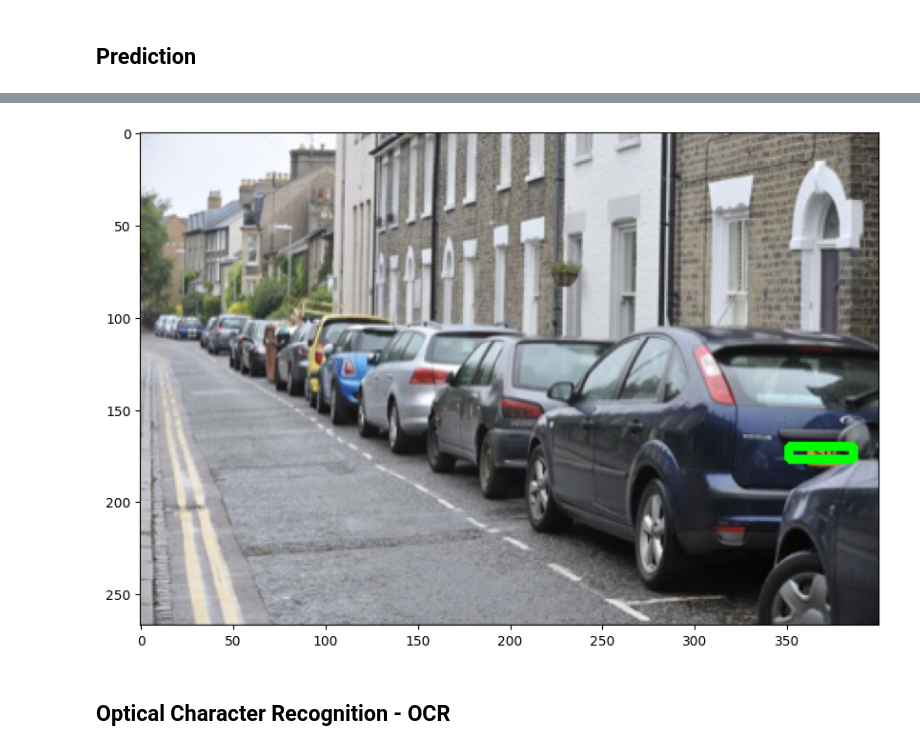
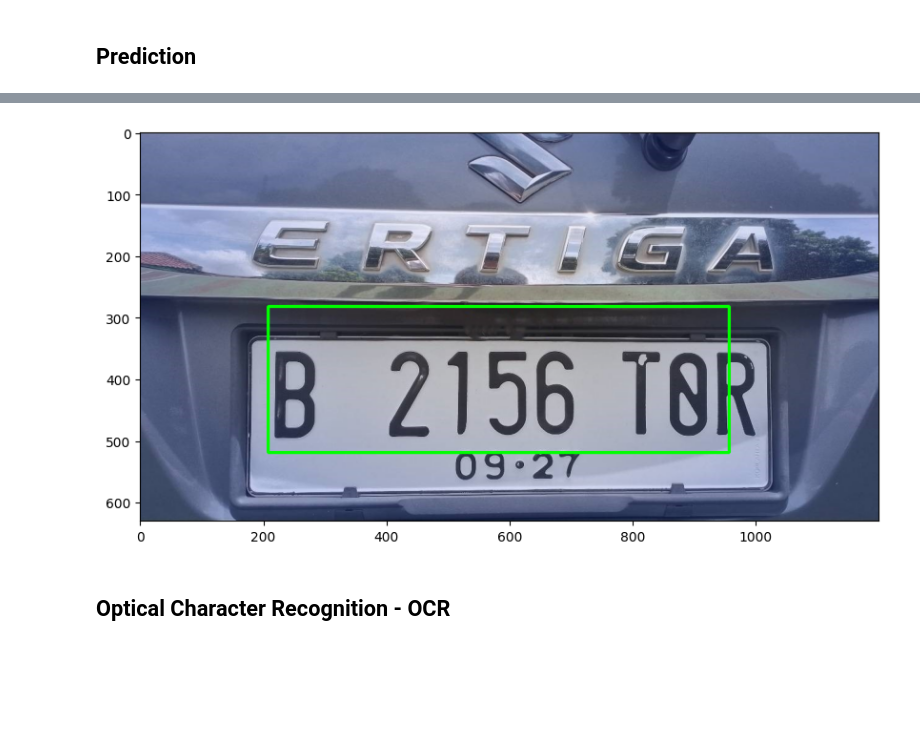
Before and after one commit to danieliank/number-plate-recognition, a Jupyter notebook: plate-detection/main.ipynb, the cells around one changed output, grey strips where cells are left out. Drawn from its saved outputs; the diff is of its cells as text; code cells hidden in the pictures; blank space fills up the shorter version.

```diff
--- a/plate-detection/main.ipynb
+++ b/plate-detection/main.ipynb
@@ -37,3 +42,12 @@ Data columns (total 5 columns):
  4   ymax      433 non-null    int64
 dtypes: int64(4), object(1)
 memory usage: 17.0+ KB
+# %%
+# Define the Google Drive path
+drive_path = '/content/drive/MyDrive/annotations/'
+
+# Update the 'filepath' column in one go
+df['filepath'] = df['filepath'].apply(lambda x: os.path.join(drive_path, x.replace('./annotations\\', '')))
+
+# Display the updated DataFrame
+df.head()
@@ -45,8 +66,17 @@ filename
-# %%
-def getFilename(filename):
-    filename_image = xet.parse(filename).getroot().find('filename').text
-    filepath_image = os.path.join('./images/', filename_image)
-    return filepath_image
+# %%
+import xml.etree.ElementTree as ET
+def getFilename(filename):
+    # Assuming that 'filename' is the full path to the XML file
+    tree = ET.parse(filename)
+    root = tree.getroot()
+
+    # Get the filename from the XML
+    filename_image = root.find('filename').text
+
+    # Construct the full path to the image file in the 'images' folder
+    filepath_image = os.path.join('/content/drive/MyDrive/images', filename_image)
+
+    return filepath_image
 # %%
 getFilename(filename)
 # %% [output]
@@ -231,6 +284,10 @@ pd.DataFrame(history.history).plot(kind='line')
 # %%
 # Log
 model.save('./model/object_detection.h5')
+# %%
+from tensorflow.keras.models import load_model
+
+model = load_model("./model/object_detection.h5")
 # %% [markdown]
 ## Prediction
 # %%
@@ -263,7 +320,7 @@ def object_detection(path):
     cv2.rectangle(image,pt1,pt2,(0,255,0),3)
     return image, coords
 # %%
-path = "./images/Cars127.png"
+path = "platindo.jpg"
 image, cods = object_detection(path)
 
 plt.figure(figsize=(10,8))
@@ -275,3 +332,3 @@ plt.show()
-[figure, old version]
+[figure, new version]
 # %% [markdown]
 ## Optical Character Recognition - OCR
```
Also changed, not shown: parts of 22 cells of this notebook, 2 other files.
